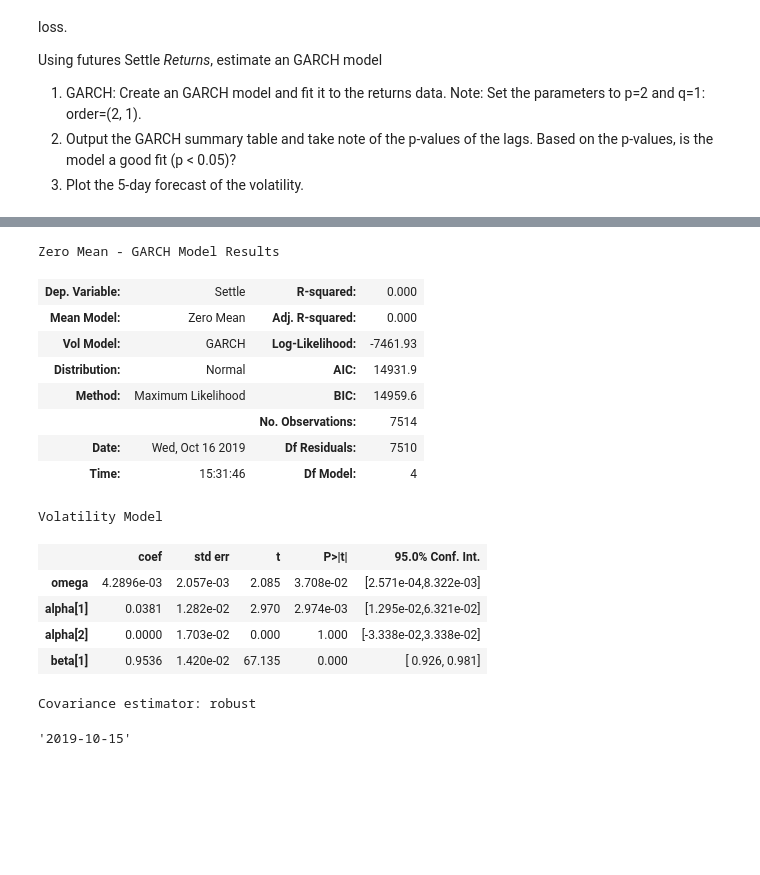
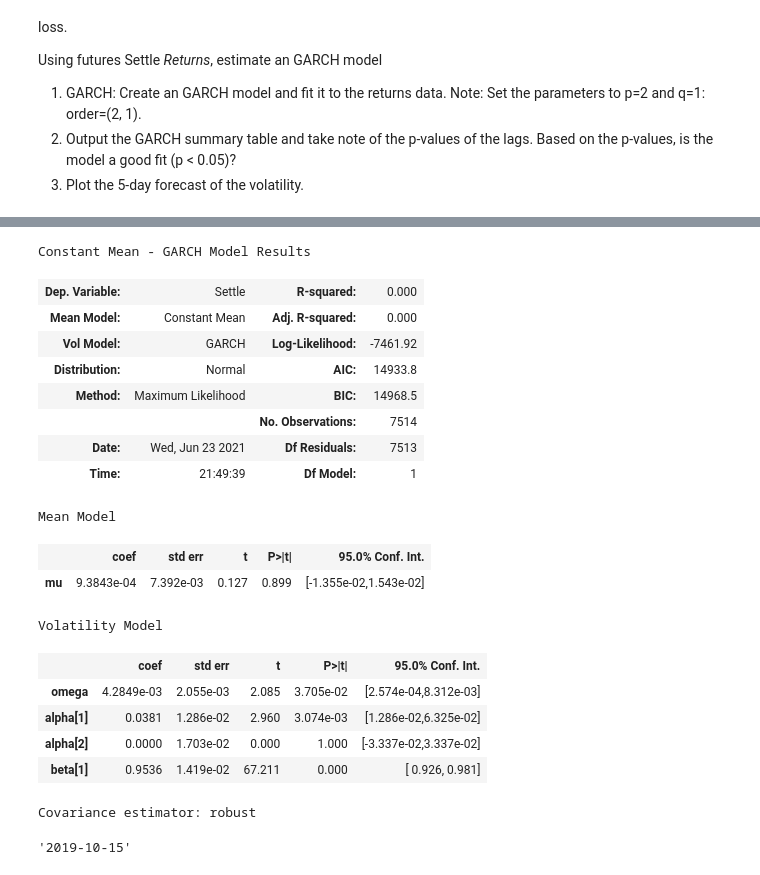
Before and after one commit to BenMcCright/Forecasting_Yen_Vs_USD, a Jupyter notebook: Starter_Code/time_series_analysis.ipynb, the cells around one changed output, grey strips where cells are left out. Saved outputs shown, nothing was run; the diff lists cells and outputs as text; code cells hidden in the pictures; blank space fills up the shorter version.

```diff
--- a/Starter_Code/time_series_analysis.ipynb
+++ b/Starter_Code/time_series_analysis.ipynb
@@ -213,6 +213,6 @@ import arch
 # %%
 # Estimate a GARCH model:
-# YOUR CODE HERE!
+model = arch_model(returns["Settle"], p = 2, q = 1)
 
 # Fit the model
-# YOUR CODE HERE!
+results = model.fit()
@@ -219,23 +240,26 @@ import arch
 # %%
 # Summarize the model results
-# YOUR CODE HERE!
+results.summary()
 # %% [output]
-Zero Mean - GARCH Model Results
+Constant Mean - GARCH Model Results
 | Dep. Variable: | Settle | R-squared: | 0.000 |
-| Mean Model: | Zero Mean | Adj. R-squared: | 0.000 |
-| Vol Model: | GARCH | Log-Likelihood: | -7461.93 |
-| Distribution: | Normal | AIC: | 14931.9 |
-| Method: | Maximum Likelihood | BIC: | 14959.6 |
+| Mean Model: | Constant Mean | Adj. R-squared: | 0.000 |
+| Vol Model: | GARCH | Log-Likelihood: | -7461.92 |
+| Distribution: | Normal | AIC: | 14933.8 |
+| Method: | Maximum Likelihood | BIC: | 14968.5 |
 |  |  | No. Observations: | 7514 |
-| Date: | Wed, Oct 16 2019 | Df Residuals: | 7510 |
-| Time: | 15:31:46 | Df Model: | 4 |
+| Date: | Wed, Jun 23 2021 | Df Residuals: | 7513 |
+| Time: | 21:49:39 | Df Model: | 1 |
-Volatility Model
+Mean Model
 |  | coef | std err | t | P>|t| | 95.0% Conf. Int. |
-| omega | 4.2896e-03 | 2.057e-03 | 2.085 | 3.708e-02 | [2.571e-04,8.322e-03] |
-| alpha[1] | 0.0381 | 1.282e-02 | 2.970 | 2.974e-03 | [1.295e-02,6.321e-02] |
-| alpha[2] | 0.0000 | 1.703e-02 | 0.000 | 1.000 | [-3.338e-02,3.338e-02] |
-| beta[1] | 0.9536 | 1.420e-02 | 67.135 | 0.000 | [ 0.926, 0.981] |
+| mu | 9.3843e-04 | 7.392e-03 | 0.127 | 0.899 | [-1.355e-02,1.543e-02] |
-Covariance estimator: robust
+Volatility Model
+|  | coef | std err | t | P>|t| | 95.0% Conf. Int. |
+| omega | 4.2849e-03 | 2.055e-03 | 2.085 | 3.705e-02 | [2.574e-04,8.312e-03] |
+| alpha[1] | 0.0381 | 1.286e-02 | 2.960 | 3.074e-03 | [1.286e-02,6.325e-02] |
+| alpha[2] | 0.0000 | 1.703e-02 | 0.000 | 1.000 | [-3.337e-02,3.337e-02] |
+| beta[1] | 0.9536 | 1.419e-02 | 67.211 | 0.000 | [ 0.926, 0.981] |
+Covariance estimator: robust
 # %%
 # Find the last day of the dataset
 last_day = returns.index.max().strftime('%Y-%m-%d')
```
Also changed, not shown: parts of 11 cells of this notebook.
